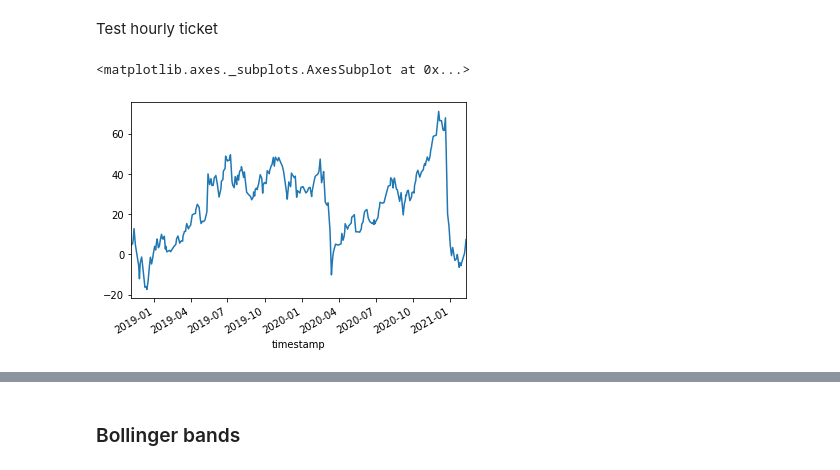
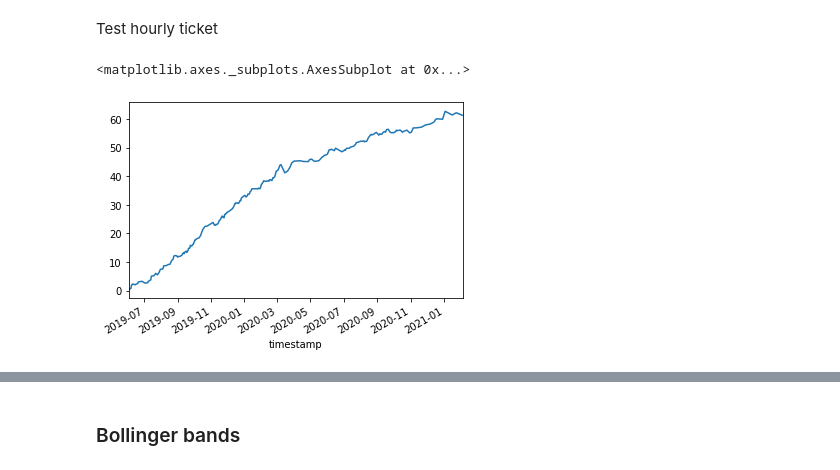
Before and after one commit to giuliovv/cryptotrading, a Jupyter notebook: examples/data_exploration.ipynb, the cells around one changed output, grey strips where cells are left out. Cells and saved outputs as stored; diff of their text form; code cells hidden in the pictures.

```diff
--- a/examples/data_exploration.ipynb
+++ b/examples/data_exploration.ipynb
@@ -57,5 +55,9 @@ df_hour_ticket = df.loc[::60]
+# %%
+df_hour_ticket = df.close.iloc[::60]
+df_hour_high = df.high.rolling(60).max().iloc[::60]
+df_hour_low = df.high.rolling(60).min().iloc[::60]
 # %%
-technical.ultimate(df_hour_ticket.close, df_hour_ticket.low, df_hour_ticket.high, buylevel=30, selllevel=70, days=7, getgains=True, commissions=0).cumsum().plot()
+technical.ultimate(df_hour_ticket, df_hour_low, df_hour_high, buylevel=30, selllevel=70, days=7, getgains=True, commissions=0).cumsum().plot()
 # %% [output]
 <matplotlib.axes._subplots.AxesSubplot at 0x...>
-[figure, old version]
+[figure, new version]
```
Also changed, not shown: parts of 15 cells of this notebook, 8 other files.
